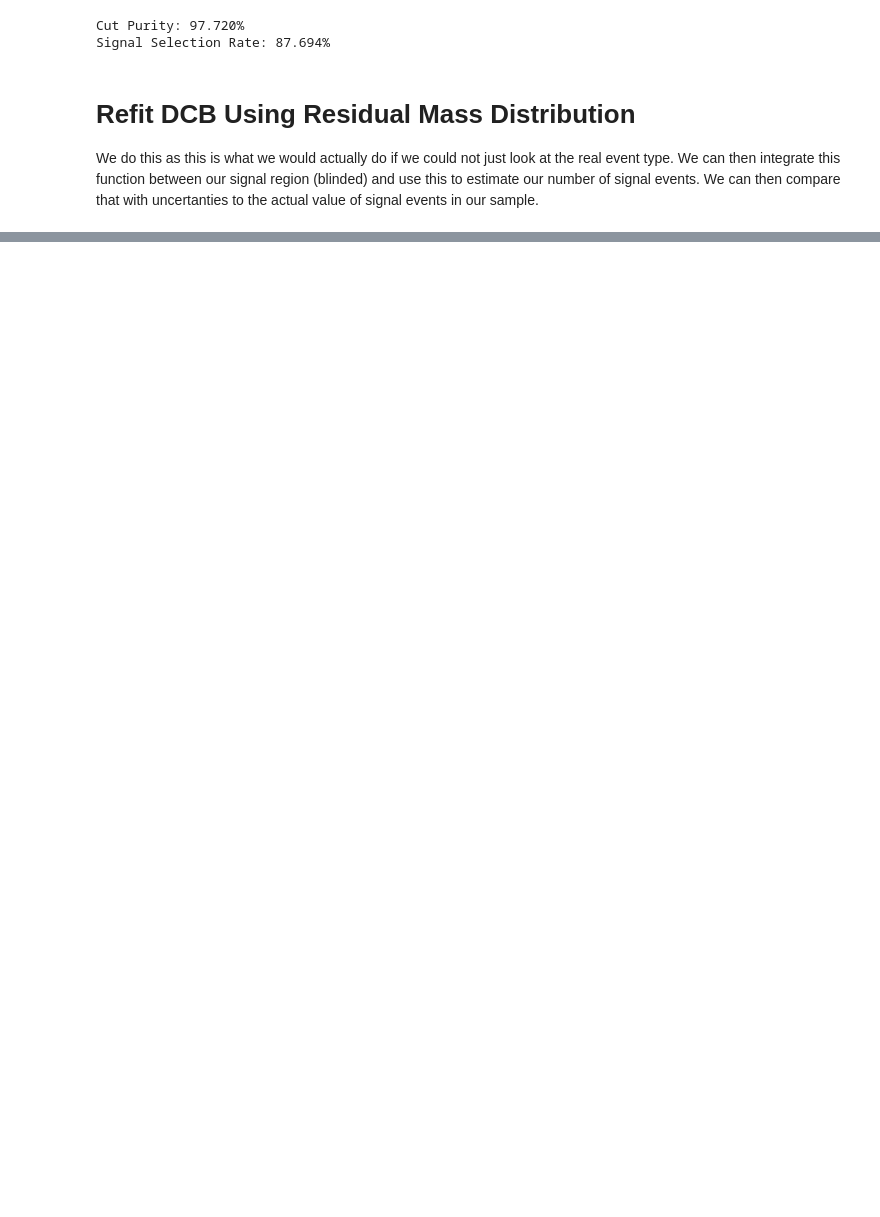
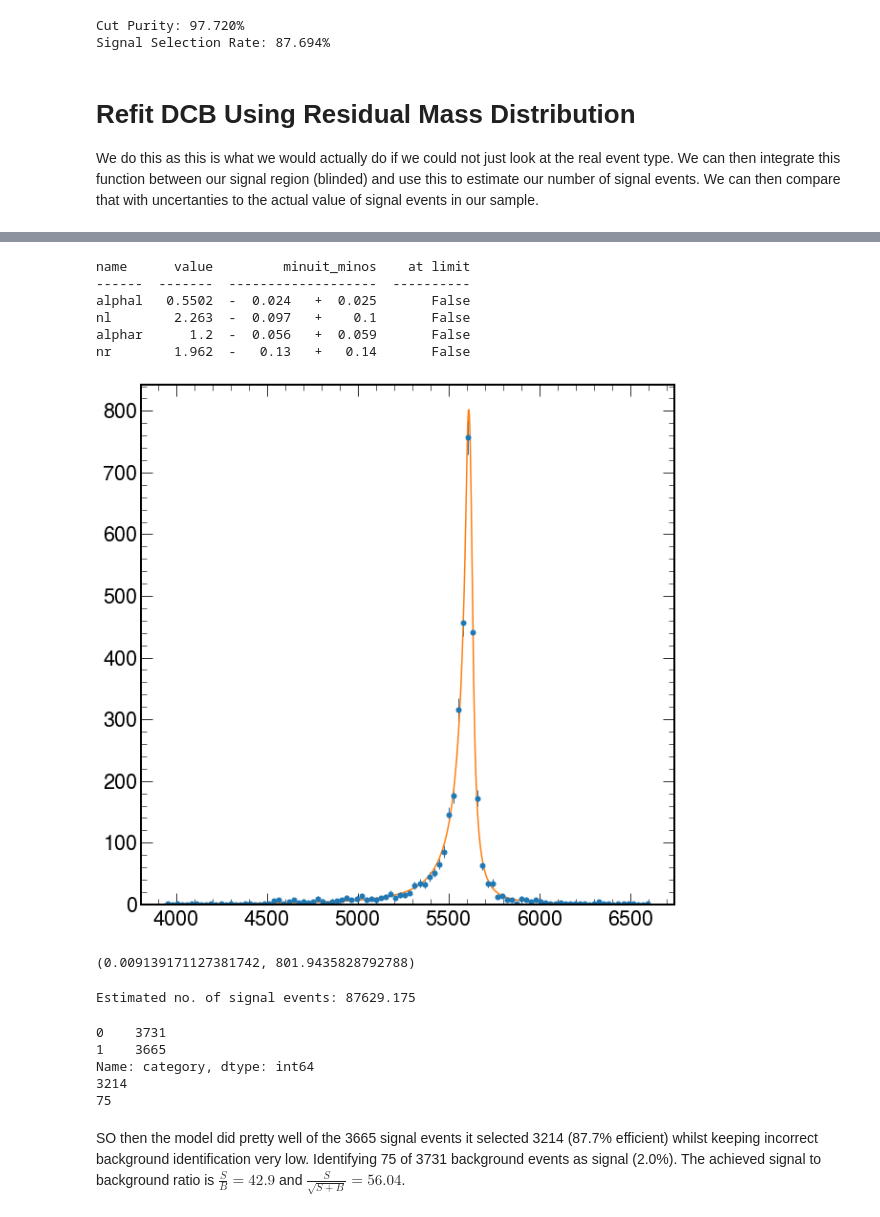
Before and after one commit to ChandlerKenworthy/Y4RareDecayProject, a Jupyter notebook: full/rare_mode.ipynb, the cells around one changed output, grey strips where cells are left out. Saved outputs shown, nothing was run; the diff lists cells and outputs as text; code cells hidden in the pictures; blank space fills up the shorter version.

```diff
--- a/full/rare_mode.ipynb
+++ b/full/rare_mode.ipynb
@@ -127,0 +168,48 @@ result = minimizer.minimize(nll)
+# %%
+# Information on all the parameters in the fit
+print(result.params)
+# %% [output]
+name      value         minuit_minos    at limit
+------  -------  -------------------  ----------
+alphal   0.5502  -  0.024   +  0.025       False
+nl        2.263  -  0.097   +    0.1       False
+alphar      1.2  -  0.056   +  0.059       False
+nr        1.962  -   0.13   +   0.14       False
+# %%
+# plot the data as a histogramm
+bins = 100
+lower, upper = obs.limits
+counts, bin_edges = np.histogram(masses, bins, range=(lower[-1][0], upper[0][0]))
+hep.histplot((counts, bin_edges), yerr=True, histtype='errorbar')
+
+# evaluate the func at multiple x and plot
+x_plot = np.linspace(lower[-1][0], upper[0][0], num=1000)
+y_plot = zfit.run(dcb.pdf(x_plot, norm_range=obs))
+plt.plot(x_plot, y_plot * masses.shape[0] / bins * obs.area())
+plt.show()
+# %% [output]
+[figure, added]
+# %%
+a = np.max(y_plot)
+b = np.max(y_plot * masses.shape[0] / bins * obs.area())
+a, b
+# %% [output]
+(0.009139171127381742, 801.9435828792788)
+# %%
+# Estimated number of events
+nevents = dcb.integrate(limits=(4000, 6500)) * (b/a)
+print(f"Estimated no. of signal events: {np.array(nevents)[0]:.3f}")
+# %% [output]
+Estimated no. of signal events: 87629.175
+# %%
+print(test.category.value_counts()) # no of signal events in the sample
+print(np.count_nonzero(np.logical_and(test['category']==1,test['predicted_class']==1))) # no of real signal events identified
+print(np.count_nonzero(np.logical_and(test['category']==0,test['predicted_class']==1))) # no of bg events id'd as signal
+# %% [output]
+0    3731
+1    3665
+Name: category, dtype: int64
+3214
+75
+# %% [markdown]
+SO then the model did pretty well of the 3665 signal events it selected 3214 (87.7% efficient) whilst keeping incorrect background identification very low. Identifying 75 of 3731 background events as signal (2.0%). The achieved signal to background ratio is $\frac{S}{B}=42.9$ and $\frac{S}{\sqrt{S+B}}=56.04$.
```
Also changed, not shown: parts of 9 cells of this notebook, 1 other file.
